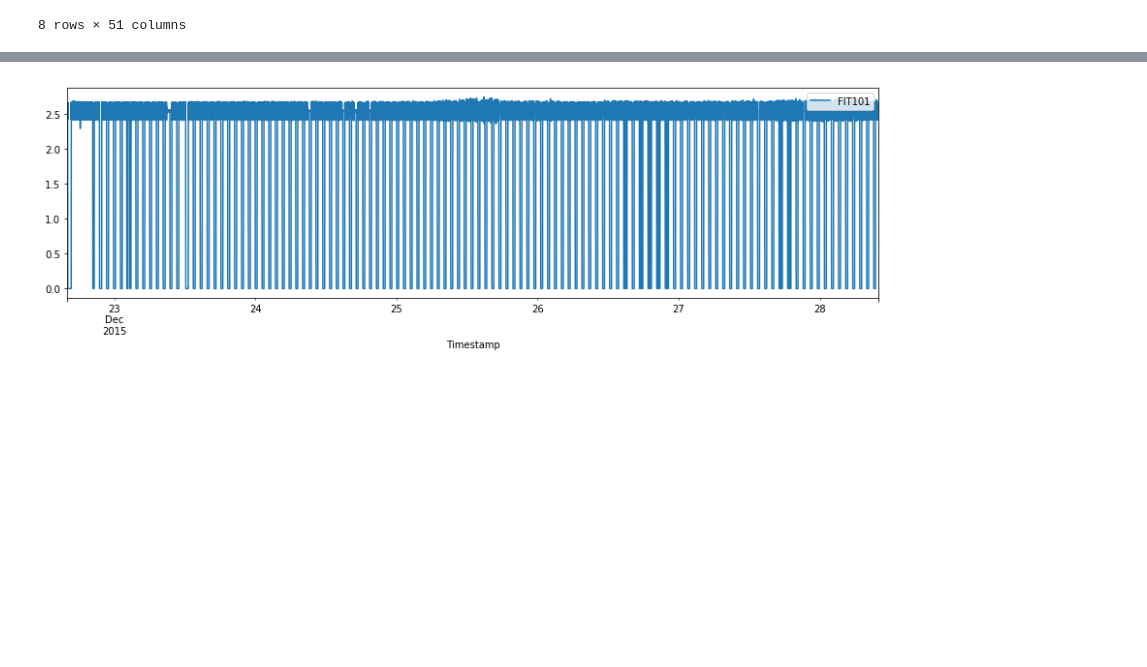
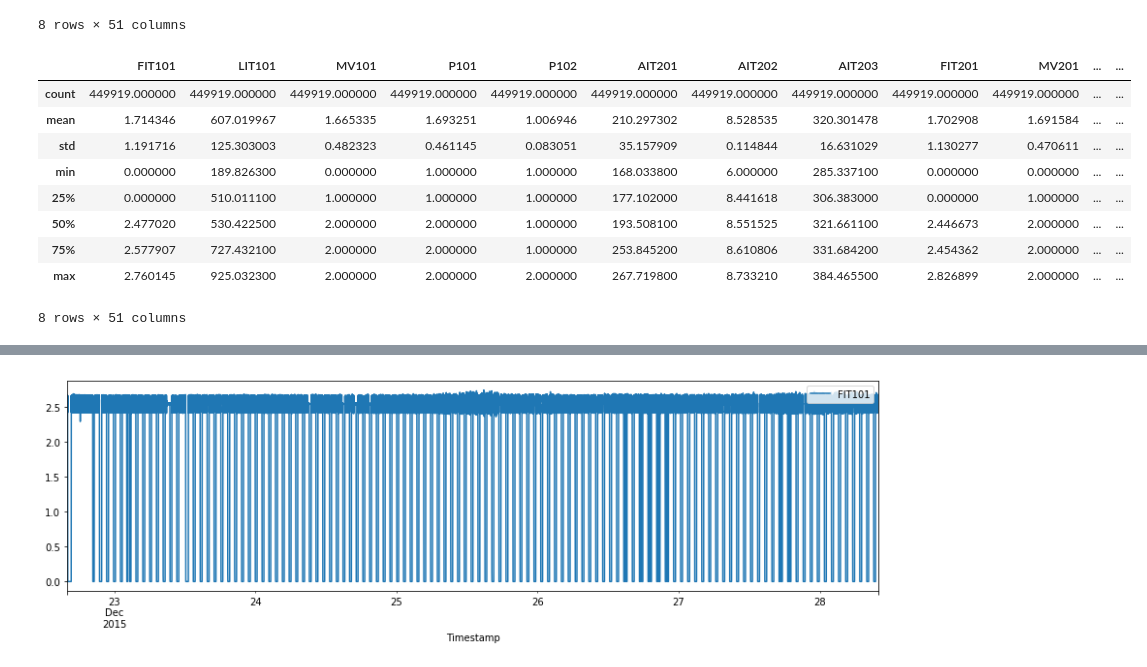
Before and after one commit to helmiriawan/course-cyber-data-analytics, a Jupyter notebook: lab2/1_data_understanding.ipynb, the cells around one changed output, grey strips where cells are left out. Cells and saved outputs as stored; diff of their text form; code cells hidden in the pictures; blank space fills up the shorter version.

```diff
--- a/lab2/1_data_understanding.ipynb
+++ b/lab2/1_data_understanding.ipynb
@@ -57,3 +86,17 @@ normal_data.describe()
 | 75% | 2.591679 | 675.85400 | 2.000000 | 2.000000 | 1.0 | 266.98280 | 8.407331 | 335.324300 | 2.451671 | 2.000000 | ... | ... |
 | max | 2.745092 | 1000.00000 | 2.000000 | 2.000000 | 1.0 | 272.52630 | 8.988273 | 567.469900 | 2.487938 | 2.000000 | ... | ... |
 8 rows × 51 columns
+# %%
+# Generate descriptive statistics of attack data
+attack_data.describe()
+# %% [output]
+|  | FIT101 | LIT101 | MV101 | P101 | P102 | AIT201 | AIT202 | AIT203 | FIT201 | MV201 | ... | ... |
+| count | 449919.000000 | 449919.000000 | 449919.000000 | 449919.000000 | 449919.000000 | 449919.000000 | 449919.000000 | 449919.000000 | 449919.000000 | 449919.000000 | ... | ... |
+| mean | 1.714346 | 607.019967 | 1.665335 | 1.693251 | 1.006946 | 210.297302 | 8.528535 | 320.301478 | 1.702908 | 1.691584 | ... | ... |
+| std | 1.191716 | 125.303003 | 0.482323 | 0.461145 | 0.083051 | 35.157909 | 0.114844 | 16.631029 | 1.130277 | 0.470611 | ... | ... |
+| min | 0.000000 | 189.826300 | 0.000000 | 1.000000 | 1.000000 | 168.033800 | 6.000000 | 285.337100 | 0.000000 | 0.000000 | ... | ... |
+| 25% | 0.000000 | 510.011100 | 1.000000 | 1.000000 | 1.000000 | 177.102000 | 8.441618 | 306.383000 | 0.000000 | 1.000000 | ... | ... |
+| 50% | 2.477020 | 530.422500 | 2.000000 | 2.000000 | 1.000000 | 193.508100 | 8.551525 | 321.661100 | 2.446673 | 2.000000 | ... | ... |
+| 75% | 2.577907 | 727.432100 | 2.000000 | 2.000000 | 1.000000 | 253.845200 | 8.610806 | 331.684200 | 2.454362 | 2.000000 | ... | ... |
+| max | 2.760145 | 925.032300 | 2.000000 | 2.000000 | 2.000000 | 267.719800 | 8.733210 | 384.465500 | 2.826899 | 2.000000 | ... | ... |
+8 rows × 51 columns
```
Also changed, not shown: parts of 10 cells of this notebook, 2 other files.
